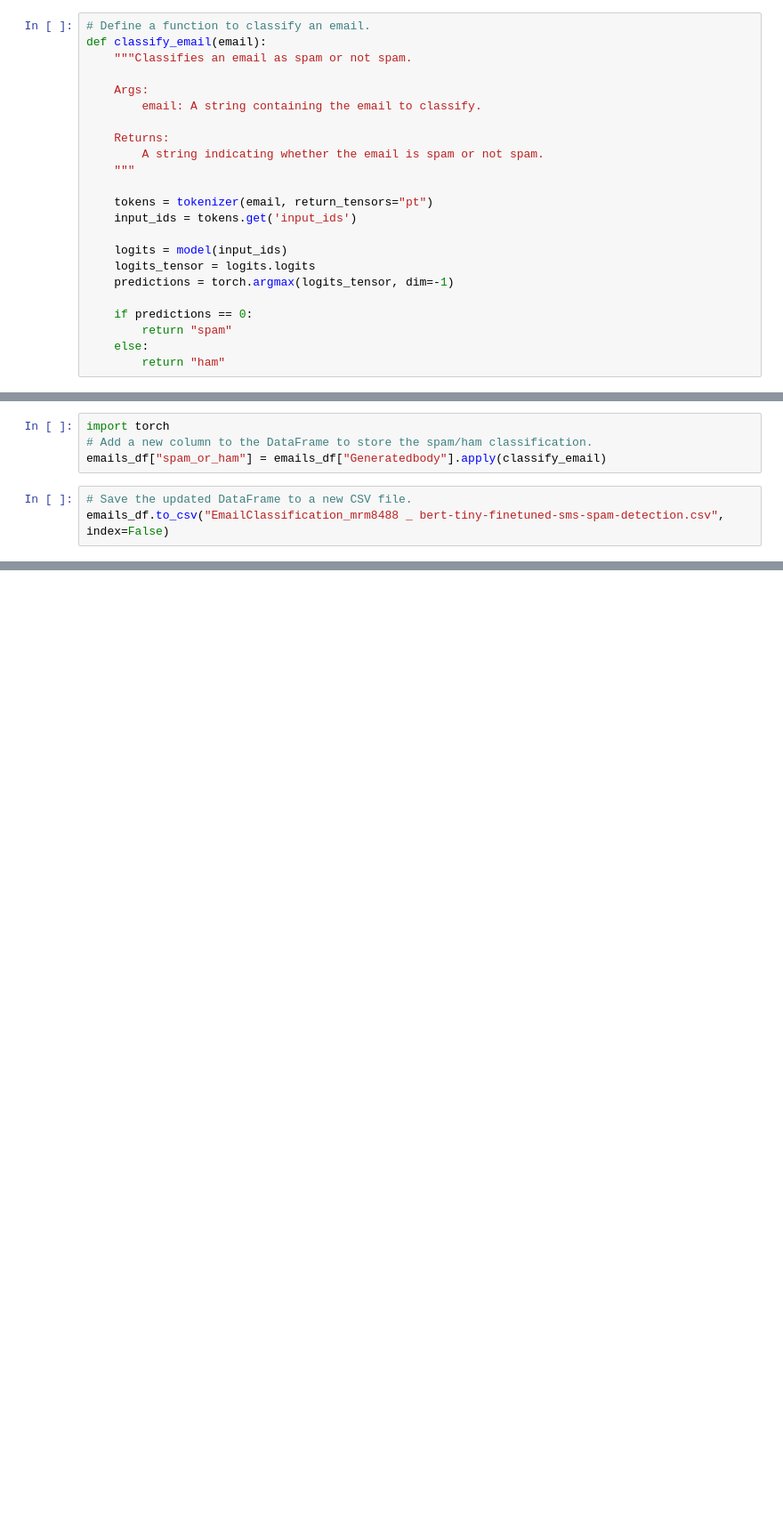
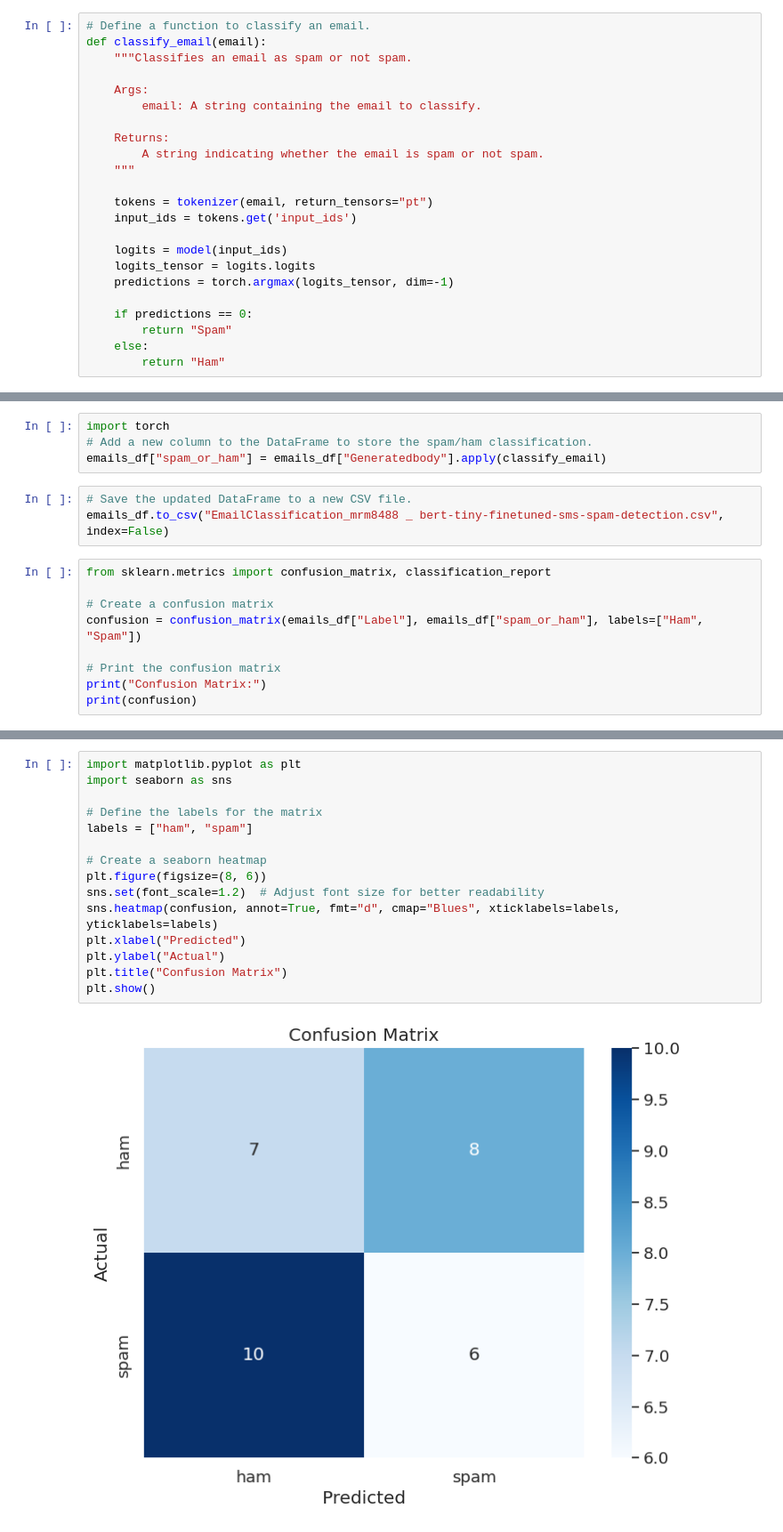
Before and after one commit to Ravindu97/AIResearchProject, a Jupyter notebook: Classification/Classification_Models/EmailClassification_mrm8488___bert_tiny_finetuned_sms_spam_detection.ipynb, the cells around one changed output, grey strips where cells are left out. Shown at 89% size. Cells and saved outputs as stored; diff of their text form; blank space fills up the shorter version.

Commit message:
Added Confusion matrix and Interpretation

```diff
--- a/Classification/Classification_Models/EmailClassification_mrm8488___bert_tiny_finetuned_sms_spam_detection.ipynb
+++ b/Classification/Classification_Models/EmailClassification_mrm8488___bert_tiny_finetuned_sms_spam_detection.ipynb
@@ -51,9 +51,9 @@ def classify_email(email):
     predictions = torch.argmax(logits_tensor, dim=-1)
 
     if predictions == 0:
-        return "spam"
+        return "Spam"
     else:
-        return "ham"
+        return "Ham"
 # %%
 # Read the CSV file containing the emails.
 emails_df = pd.read_csv("SpamHamPreprocessedDataset.csv")
@@ -66,3 +84,12 @@ emails_df["spam_or_ham"] = emails_df["Generatedbody"].apply(classify_email)
 # %%
 # Save the updated DataFrame to a new CSV file.
 emails_df.to_csv("EmailClassification_mrm8488 _ bert-tiny-finetuned-sms-spam-detection.csv", index=False)
+# %%
+from sklearn.metrics import confusion_matrix, classification_report
+
+# Create a confusion matrix
+confusion = confusion_matrix(emails_df["Label"], emails_df["spam_or_ham"], labels=["Ham", "Spam"])
+
+# Print the confusion matrix
+print("Confusion Matrix:")
+print(confusion)
@@ -68,0 +134,17 @@ emails_df.to_csv("EmailClassification_mrm8488 _ bert-tiny-finetuned-sms-spam-det
+# %%
+import matplotlib.pyplot as plt
+import seaborn as sns
+
+# Define the labels for the matrix
+labels = ["ham", "spam"]
+
+# Create a seaborn heatmap
+plt.figure(figsize=(8, 6))
+sns.set(font_scale=1.2)  # Adjust font size for better readability
+sns.heatmap(confusion, annot=True, fmt="d", cmap="Blues", xticklabels=labels, yticklabels=labels)
+plt.xlabel("Predicted")
+plt.ylabel("Actual")
+plt.title("Confusion Matrix")
+plt.show()
+# %% [output]
+[figure, added]
```
Also changed, not shown: parts of 9 cells of this notebook, 10 other files.
